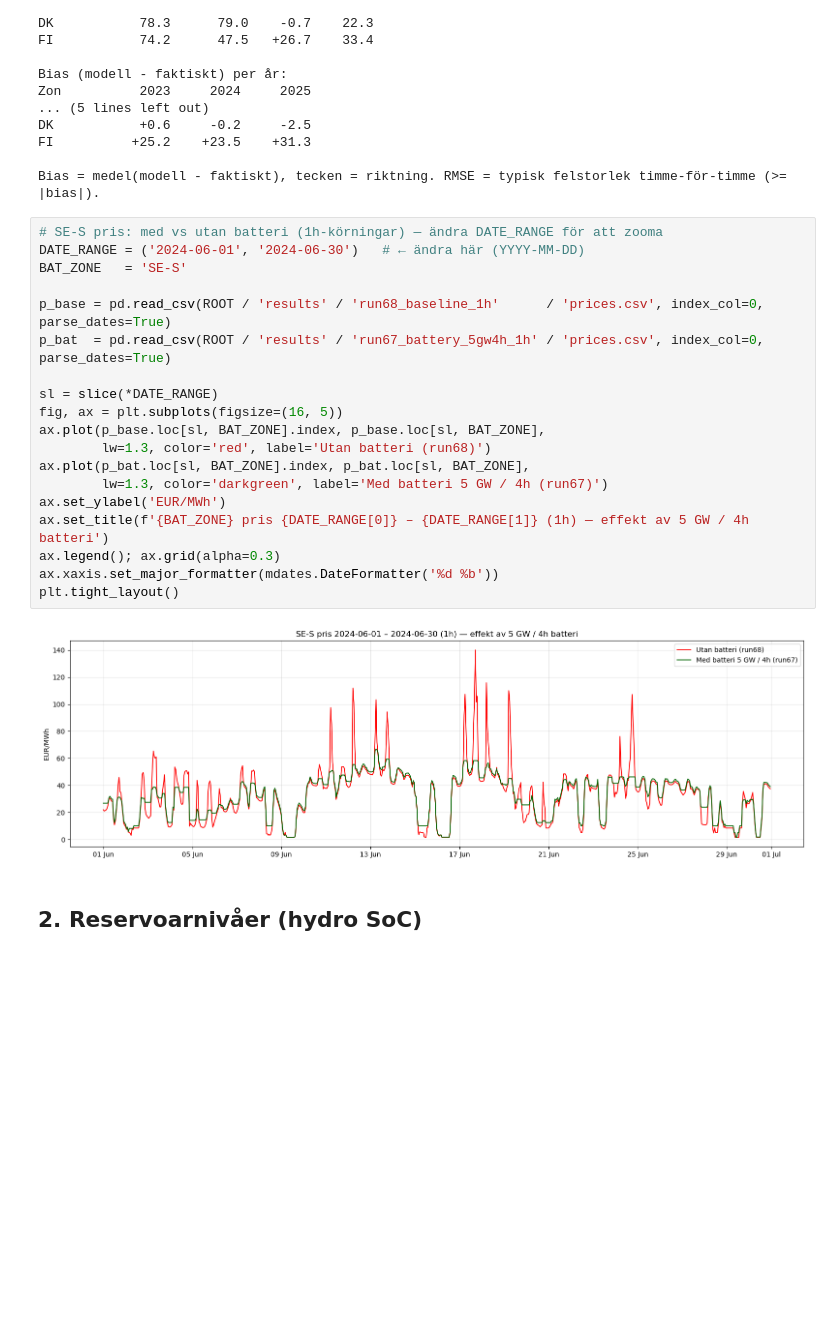
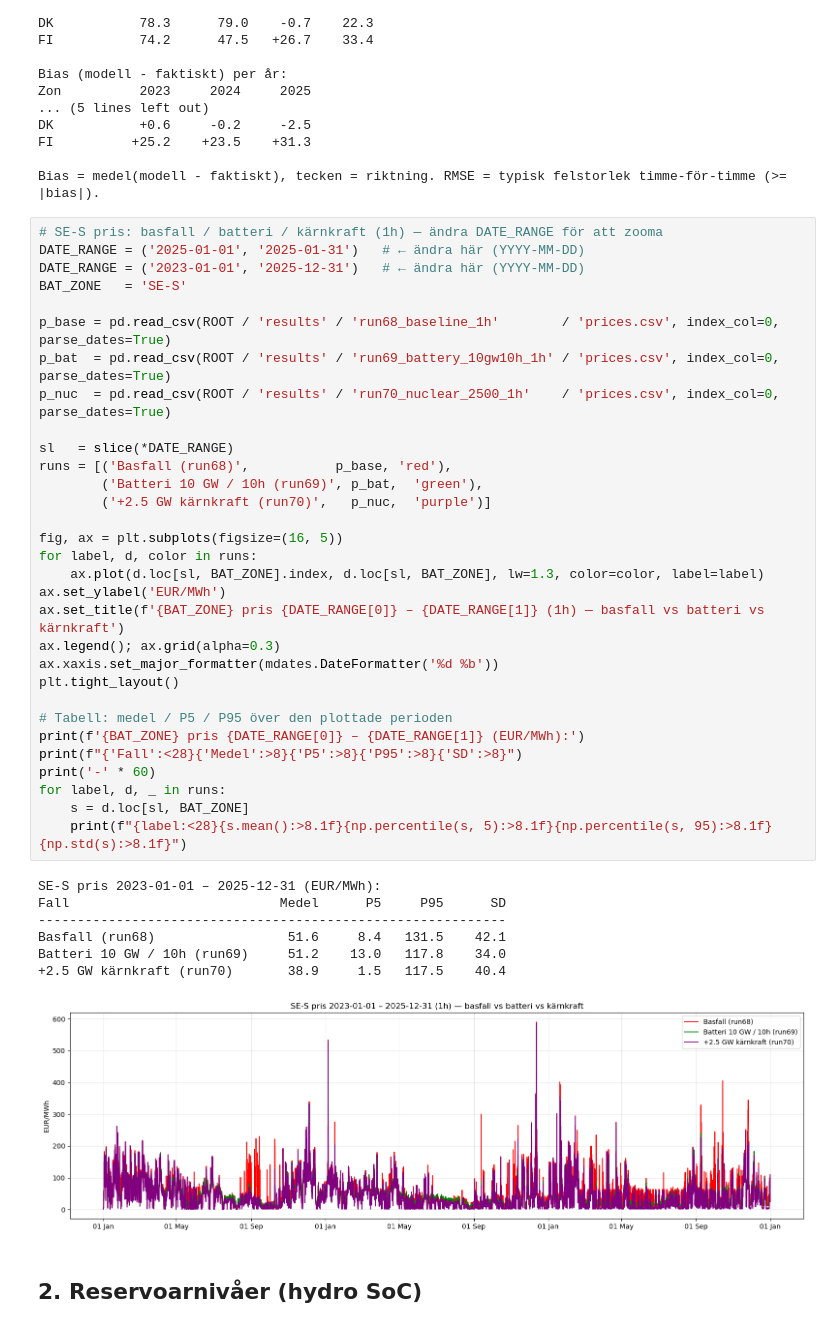
Before and after one commit to beow/NordPSA, a Jupyter notebook: notebooks/explore_results.ipynb, the cells around one changed output. Drawn from its saved outputs; the diff is of its cells as text; blank space fills up the shorter version.

```diff
--- a/notebooks/explore_results.ipynb
+++ b/notebooks/explore_results.ipynb
@@ -156,26 +156,44 @@ FI          +25.2    +23.5    +31.3
 
 Bias = medel(modell - faktiskt), tecken = riktning. RMSE = typisk felstorlek timme-för-timme (>= |bias|).
 # %%
-# SE-S pris: med vs utan batteri (1h-körningar) — ändra DATE_RANGE för att zooma
-DATE_RANGE = ('2024-06-01', '2024-06-30')   # ← ändra här (YYYY-MM-DD)
+# SE-S pris: basfall / batteri / kärnkraft (1h) — ändra DATE_RANGE för att zooma
+DATE_RANGE = ('2025-01-01', '2025-01-31')   # ← ändra här (YYYY-MM-DD)
+DATE_RANGE = ('2023-01-01', '2025-12-31')   # ← ändra här (YYYY-MM-DD)
 BAT_ZONE   = 'SE-S'
 
-p_base = pd.read_csv(ROOT / 'results' / 'run68_baseline_1h'      / 'prices.csv', index_col=0, parse_dates=True)
-p_bat  = pd.read_csv(ROOT / 'results' / 'run67_battery_5gw4h_1h' / 'prices.csv', index_col=0, parse_dates=True)
+p_base = pd.read_csv(ROOT / 'results' / 'run68_baseline_1h'        / 'prices.csv', index_col=0, parse_dates=True)
+p_bat  = pd.read_csv(ROOT / 'results' / 'run69_battery_10gw10h_1h' / 'prices.csv', index_col=0, parse_dates=True)
+p_nuc  = pd.read_csv(ROOT / 'results' / 'run70_nuclear_2500_1h'    / 'prices.csv', index_col=0, parse_dates=True)
 
-sl = slice(*DATE_RANGE)
+sl   = slice(*DATE_RANGE)
+runs = [('Basfall (run68)',           p_base, 'red'),
+        ('Batteri 10 GW / 10h (run69)', p_bat,  'green'),
+        ('+2.5 GW kärnkraft (run70)',   p_nuc,  'purple')]
+
 fig, ax = plt.subplots(figsize=(16, 5))
-ax.plot(p_base.loc[sl, BAT_ZONE].index, p_base.loc[sl, BAT_ZONE],
-        lw=1.3, color='red', label='Utan batteri (run68)')
-ax.plot(p_bat.loc[sl, BAT_ZONE].index, p_bat.loc[sl, BAT_ZONE],
-        lw=1.3, color='darkgreen', label='Med batteri 5 GW / 4h (run67)')
+for label, d, color in runs:
+    ax.plot(d.loc[sl, BAT_ZONE].index, d.loc[sl, BAT_ZONE], lw=1.3, color=color, label=label)
 ax.set_ylabel('EUR/MWh')
-ax.set_title(f'{BAT_ZONE} pris {DATE_RANGE[0]} – {DATE_RANGE[1]} (1h) — effekt av 5 GW / 4h batteri')
+ax.set_title(f'{BAT_ZONE} pris {DATE_RANGE[0]} – {DATE_RANGE[1]} (1h) — basfall vs batteri vs kärnkraft')
 ax.legend(); ax.grid(alpha=0.3)
 ax.xaxis.set_major_formatter(mdates.DateFormatter('%d %b'))
 plt.tight_layout()
+
+# Tabell: medel / P5 / P95 över den plottade perioden
+print(f'{BAT_ZONE} pris {DATE_RANGE[0]} – {DATE_RANGE[1]} (EUR/MWh):')
+print(f"{'Fall':<28}{'Medel':>8}{'P5':>8}{'P95':>8}{'SD':>8}")
+print('-' * 60)
+for label, d, _ in runs:
+    s = d.loc[sl, BAT_ZONE]
+    print(f"{label:<28}{s.mean():>8.1f}{np.percentile(s, 5):>8.1f}{np.percentile(s, 95):>8.1f}{np.std(s):>8.1f}")
 # %% [output]
+SE-S pris 2023-01-01 – 2025-12-31 (EUR/MWh):
+Fall                           Medel      P5     P95      SD
+------------------------------------------------------------
+Basfall (run68)                 51.6     8.4   131.5    42.1
+Batteri 10 GW / 10h (run69)     51.2    13.0   117.8    34.0
++2.5 GW kärnkraft (run70)       38.9     1.5   117.5    40.4
-[figure, old version]
+[figure, new version]
 # %% [markdown]
 ## 2. Reservoarnivåer (hydro SoC)
 # %%
```
Also changed, not shown: 2 other files.
